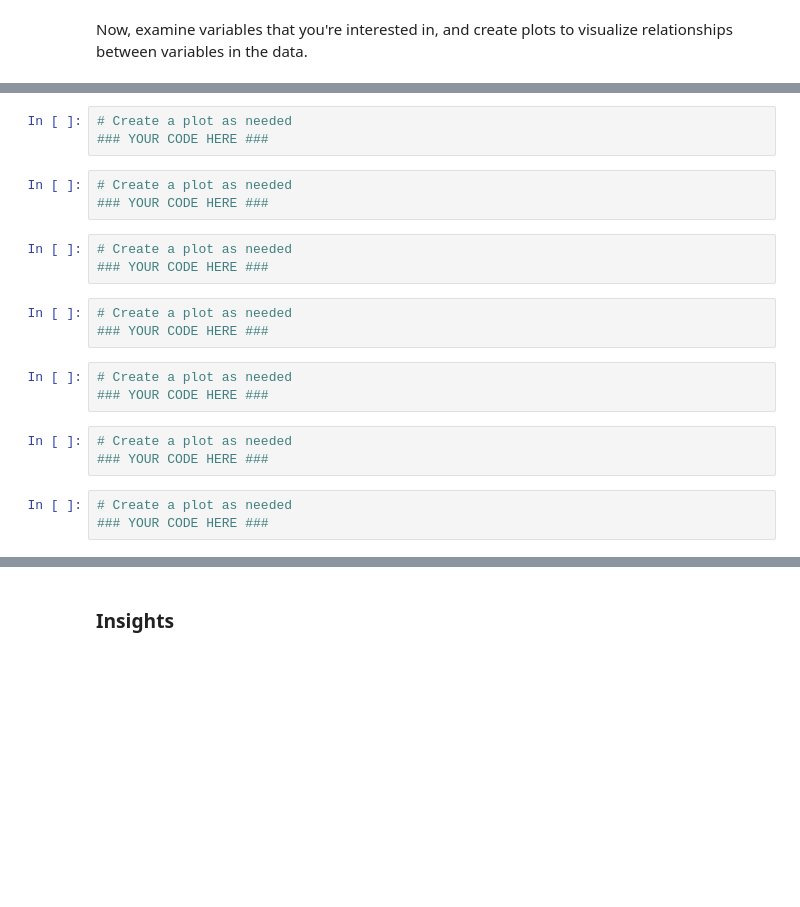
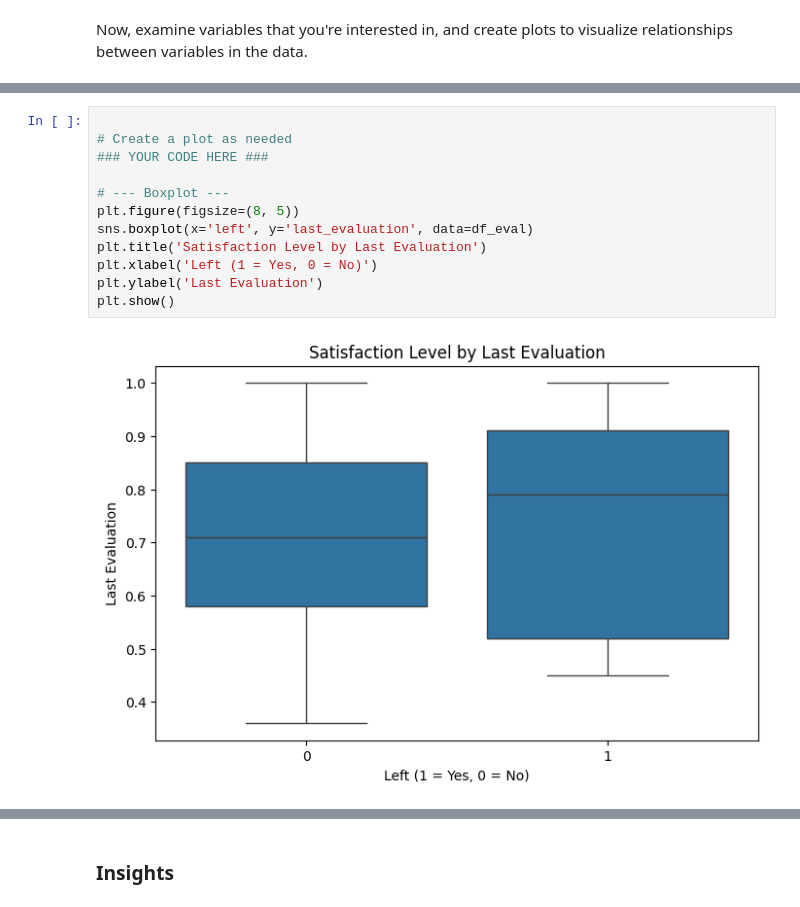
Before and after one commit to edilma/salifor, a Jupyter notebook: Activity_ Course 7 Salifort Motors project lab.ipynb, the cells around one changed output, grey strips where cells are left out. Saved outputs shown, nothing was run; the diff lists cells and outputs as text; blank space fills up the shorter version.

```diff
--- a/Activity_ Course 7 Salifort Motors project lab.ipynb
+++ b/Activity_ Course 7 Salifort Motors project lab.ipynb
@@ -354,21 +389,14 @@ sns.pairplot(df_eval)
-# %%
-# Create a plot as needed
-### YOUR CODE HERE ###
-# %%
-# Create a plot as needed
-### YOUR CODE HERE ###
-# %%
-# Create a plot as needed
-### YOUR CODE HERE ###
-# %%
-# Create a plot as needed
-### YOUR CODE HERE ###
-# %%
-# Create a plot as needed
-### YOUR CODE HERE ###
-# %%
-# Create a plot as needed
-### YOUR CODE HERE ###
-# %%
-# Create a plot as needed
-### YOUR CODE HERE ###
+# %%
+
+# Create a plot as needed
+### YOUR CODE HERE ###
+
+# --- Boxplot ---
+plt.figure(figsize=(8, 5))
+sns.boxplot(x='left', y='last_evaluation', data=df_eval)
+plt.title('Satisfaction Level by Last Evaluation')
+plt.xlabel('Left (1 = Yes, 0 = No)')
+plt.ylabel('Last Evaluation')
+plt.show()
+# %% [output]
+[figure, added]
```
Also changed, not shown: parts of 13 cells of this notebook.
